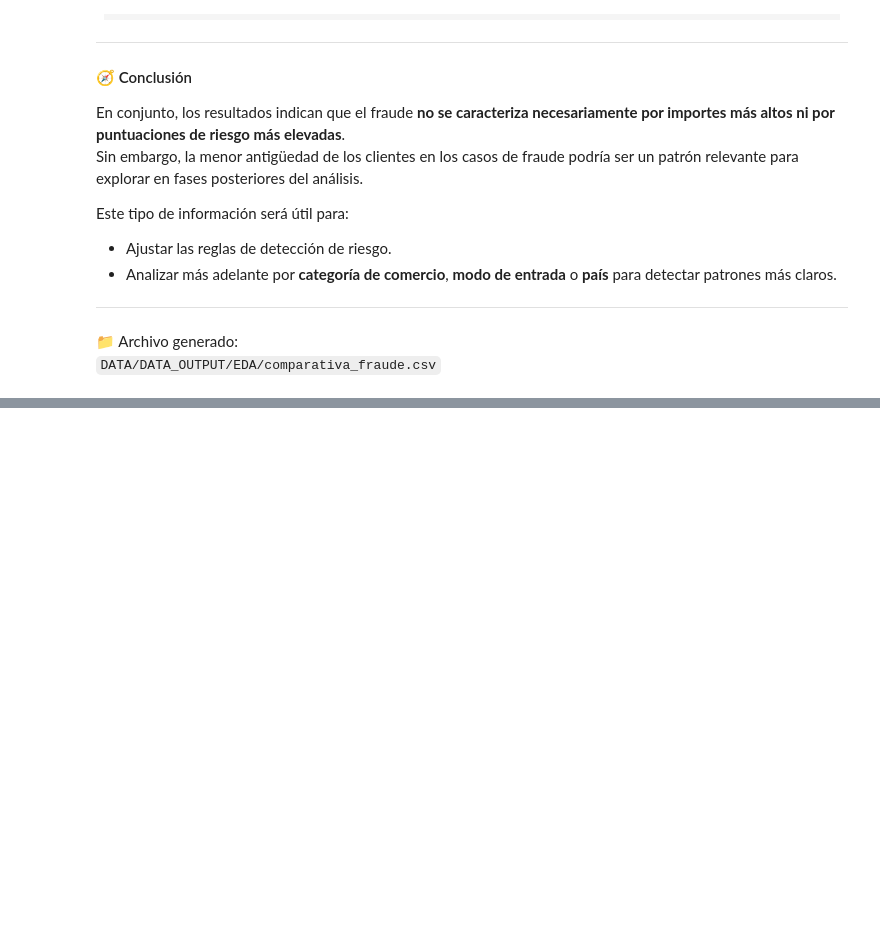
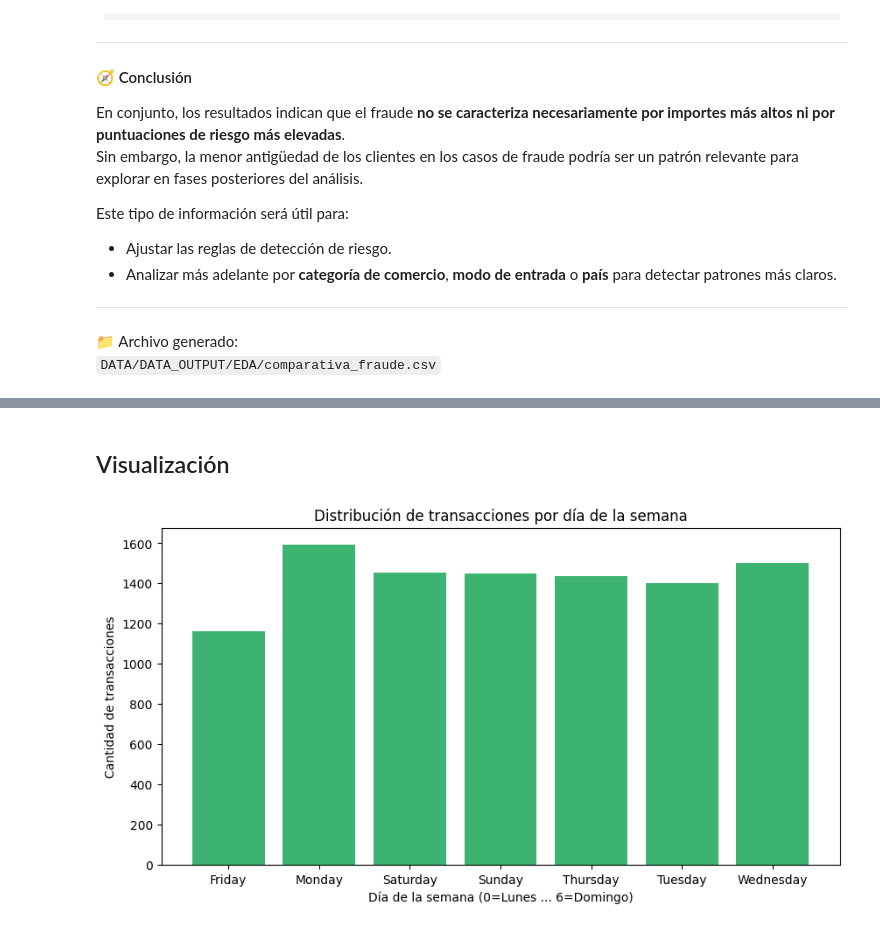
Before and after one commit to PatriciaMerinero/Proyecto_Final_Data_Analytics, a Jupyter notebook: NOTEBOOKS/03_EDA_ANALISIS_DESCRIPTIVO.ipynb, the cells around one changed output, grey strips where cells are left out. Drawn from its saved outputs; the diff is of its cells as text; code cells hidden in the pictures; blank space fills up the shorter version.

```diff
--- a/NOTEBOOKS/03_EDA_ANALISIS_DESCRIPTIVO.ipynb
+++ b/NOTEBOOKS/03_EDA_ANALISIS_DESCRIPTIVO.ipynb
@@ -256,0 +332,5 @@ Este tipo de información será útil para:
+# %%
+# Transacciones por día de la semana
+transacciones_semana = df.groupby('weekday')['transaction_id'].count().reset_index()
+transacciones_semana.columns = ['Día_semana', 'Cantidad_transacciones']
+print(transacciones_semana)
@@ -256,0 +346,12 @@ Este tipo de información será útil para:
+# %% [markdown]
+## Visualización
+# %%
+# Gráfico de barras por día de la semana
+plt.figure(figsize=(10,5))
+plt.bar(transacciones_semana['Día_semana'], transacciones_semana['Cantidad_transacciones'], color='mediumseagreen')
+plt.title('Distribución de transacciones por día de la semana')
+plt.xlabel('Día de la semana (0=Lunes ... 6=Domingo)')
+plt.ylabel('Cantidad de transacciones')
+plt.show()
+# %% [output]
+[figure, added]
```
Also changed, not shown: parts of 30 cells of this notebook.
